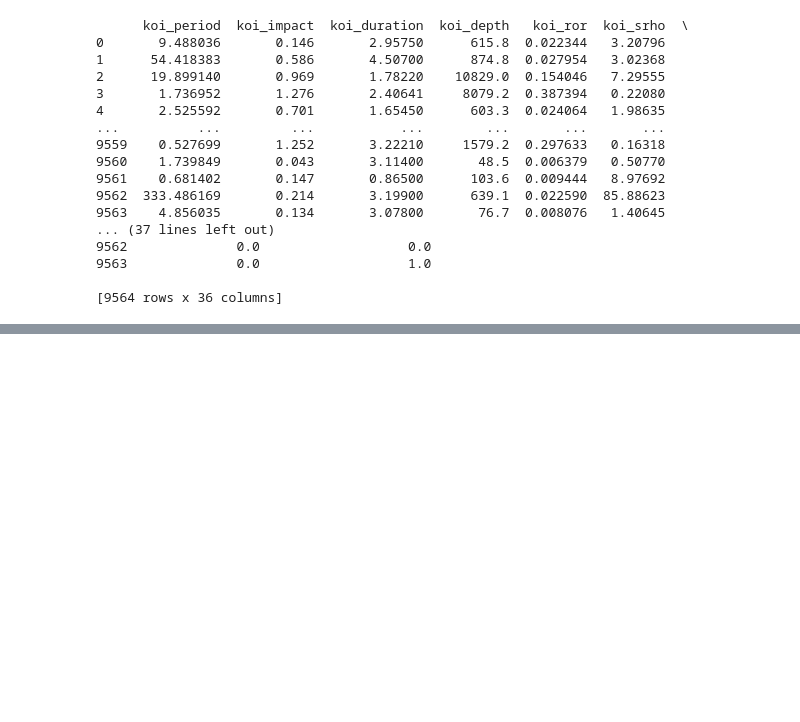
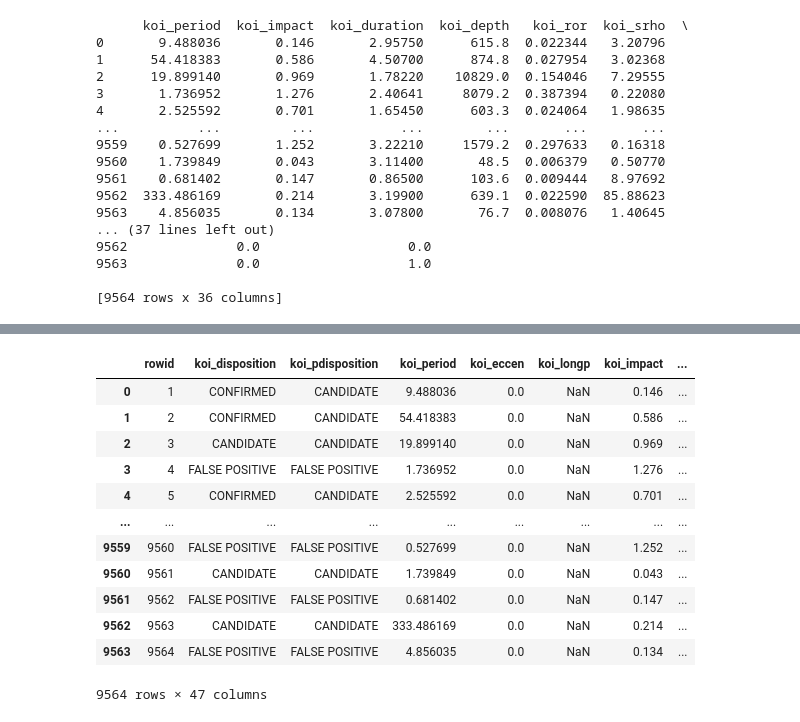
Before and after one commit to Sebast9/NASA_2025, a Jupyter notebook: Pruebas.ipynb, the cells around one changed output, grey strips where cells are left out. Saved outputs shown, nothing was run; the diff lists cells and outputs as text; code cells hidden in the pictures; blank space fills up the shorter version.

```diff
--- a/Pruebas.ipynb
+++ b/Pruebas.ipynb
@@ -583,3 +585,19 @@ Verifying transaction: done
 Executing transaction: done
 
 Note: you may need to restart the kernel to use updated packages.
+# %%
+df_KOI
+# %% [output]
+|  | rowid | koi_disposition | koi_pdisposition | koi_period | koi_eccen | koi_longp | koi_impact | ... |
+| 0 | 1 | CONFIRMED | CANDIDATE | 9.488036 | 0.0 | NaN | 0.146 | ... |
+| 1 | 2 | CONFIRMED | CANDIDATE | 54.418383 | 0.0 | NaN | 0.586 | ... |
+| 2 | 3 | CANDIDATE | CANDIDATE | 19.899140 | 0.0 | NaN | 0.969 | ... |
+| 3 | 4 | FALSE POSITIVE | FALSE POSITIVE | 1.736952 | 0.0 | NaN | 1.276 | ... |
+| 4 | 5 | CONFIRMED | CANDIDATE | 2.525592 | 0.0 | NaN | 0.701 | ... |
+| ... | ... | ... | ... | ... | ... | ... | ... | ... |
+| 9559 | 9560 | FALSE POSITIVE | FALSE POSITIVE | 0.527699 | 0.0 | NaN | 1.252 | ... |
+| 9560 | 9561 | CANDIDATE | CANDIDATE | 1.739849 | 0.0 | NaN | 0.043 | ... |
+| 9561 | 9562 | FALSE POSITIVE | FALSE POSITIVE | 0.681402 | 0.0 | NaN | 0.147 | ... |
+| 9562 | 9563 | CANDIDATE | CANDIDATE | 333.486169 | 0.0 | NaN | 0.214 | ... |
+| 9563 | 9564 | FALSE POSITIVE | FALSE POSITIVE | 4.856035 | 0.0 | NaN | 0.134 | ... |
+9564 rows × 47 columns
```
Also changed, not shown: parts of 9 cells of this notebook, 2 other files.
